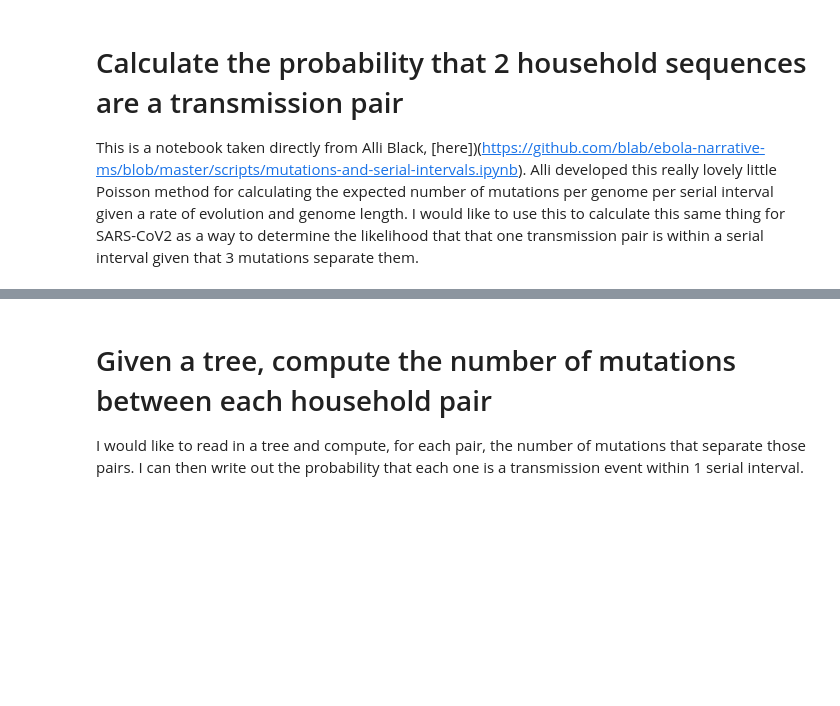
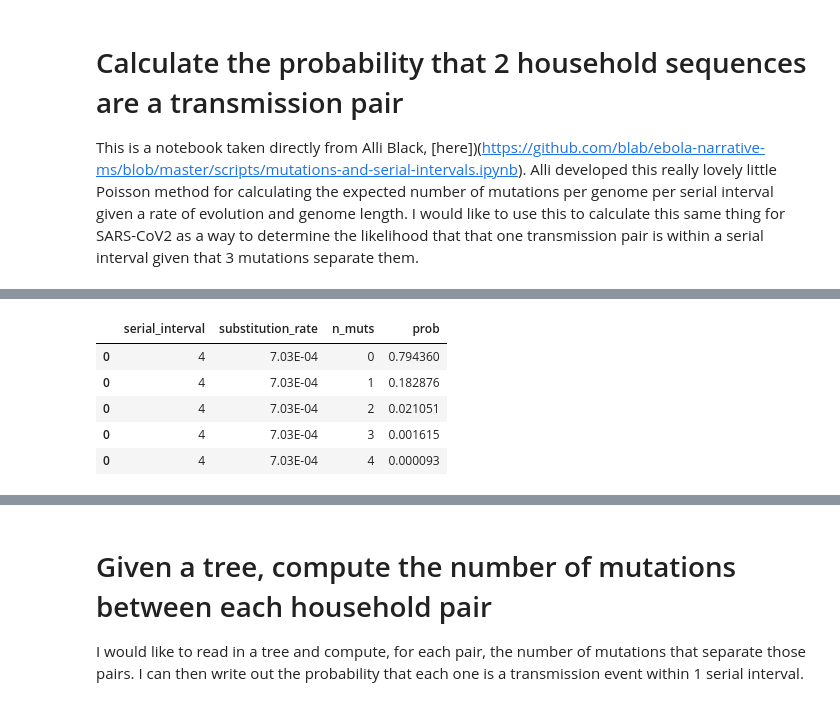
Before and after one commit to lmoncla/ncov-WI-within-host, a Jupyter notebook: scripts/calculate-probability-household-is-transmission-pair.ipynb, the cells around one changed output, grey strips where cells are left out. Cells and saved outputs as stored; diff of their text form; code cells hidden in the pictures; blank space fills up the shorter version.

```diff
--- a/scripts/calculate-probability-household-is-transmission-pair.ipynb
+++ b/scripts/calculate-probability-household-is-transmission-pair.ipynb
@@ -90,0 +132,9 @@ print(probabilities_of_n_mutations_given_poisson_dist)
+# %%
+df.head()
+# %% [output]
+|  | serial_interval | substitution_rate | n_muts | prob |
+| 0 | 4 | 7.03E-04 | 0 | 0.794360 |
+| 0 | 4 | 7.03E-04 | 1 | 0.182876 |
+| 0 | 4 | 7.03E-04 | 2 | 0.021051 |
+| 0 | 4 | 7.03E-04 | 3 | 0.001615 |
+| 0 | 4 | 7.03E-04 | 4 | 0.000093 |
```
Also changed, not shown: parts of 10 cells of this notebook, 1 other file.
